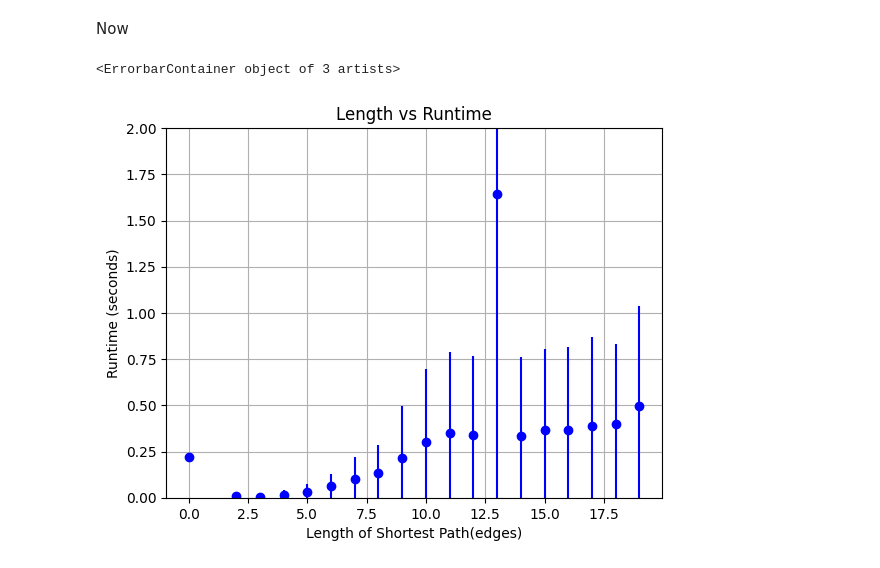
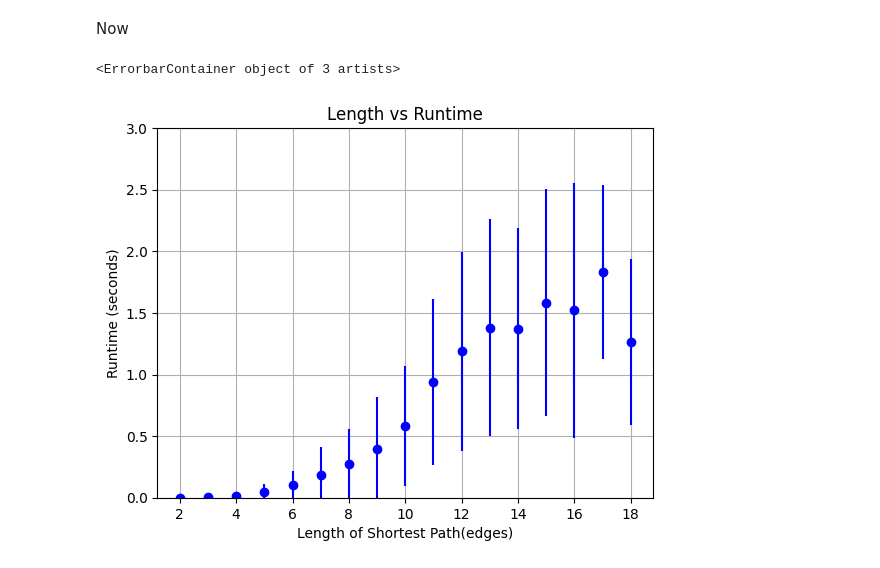
Before and after one commit to hurricaneJoef/WIKI_LINKS, a Jupyter notebook: AlgPerformanceComparisonNB.ipynb, the cells around one changed output. Saved outputs shown, nothing was run; the diff lists cells and outputs as text; code cells hidden in the pictures.

```diff
--- a/AlgPerformanceComparisonNB.ipynb
+++ b/AlgPerformanceComparisonNB.ipynb
@@ -42,7 +53,7 @@ It's a promising result, but this is only just a single example. Now we should t
 
 If you want to generate your own set of 10000 origins and destinations, modify the `get_lists.py` file and then run the `run_algorithm.py` file. To compile data, we used a max depth of 20 edges `max_depth = 20` to get as complete of a dataset as we found reasonable. Note that gathering this data of the origins and destinations took 4578.696 seconds, or roughly 76.3 minutes.
 # %%
-with open('wiki_stats_10k.pickle', 'rb') as handle:
+with open('wiki_stats_20k.pickle', 'rb') as handle:
     bds_degrees, bds_outputs, bds_runtimes = pickle.load(handle)
 # %% [markdown]
 Now that we've loaded in our data, lets separate this data based on the path length, which we have called "degree" as in degree of separation. Thus, a path containing only 1 edge is said to have 1 degree of separation. Since we have a maximum depth of 20, we will need to create 20 lists containing the runtimes. In some cases, 20 degrees was not enough, so there w
@@ -166,33 +180,33 @@ Now
 # %%
 plt.figure() #initialize the figure
 plt.ylabel("Runtime (seconds)") # adds a Y label
 plt.xlabel("Length of Shortest Path(edges)")
 plt.title("Length vs Runtime")
 plt.grid(True)
-plt.ylim(0,2)
+plt.ylim(0,3)
 
 plt.errorbar(0, bds_deg0_mean_r, yerr= bds_deg0_std_r, fmt='--o', color='blue')
 plt.errorbar(1, bds_deg1_mean_r, yerr= bds_deg1_std_r, fmt='--o', color='blue')
 plt.errorbar(2, bds_deg2_mean_r, yerr= bds_deg2_std_r, fmt='--o', color='blue')
 plt.errorbar(3, bds_deg3_mean_r, yerr= bds_deg3_std_r, fmt='--o', color='blue')
 plt.errorbar(4, bds_deg4_mean_r, yerr= bds_deg4_std_r, fmt='--o', color='blue')
 plt.errorbar(5, bds_deg5_mean_r, yerr= bds_deg5_std_r ,fmt='--o', color='blue')
 plt.errorbar(6, bds_deg6_mean_r, yerr= bds_deg6_std_r, fmt='--o', color='blue')
 plt.errorbar(7, bds_deg7_mean_r, yerr= bds_deg7_std_r, fmt='--o', color='blue')
 plt.errorbar(8, bds_deg8_mean_r, yerr= bds_deg8_std_r, fmt='--o', color='blue')
 plt.errorbar(9, bds_deg9_mean_r, yerr= bds_deg9_std_r, fmt='--o', color='blue')
 plt.errorbar(10, bds_degX_mean_r, yerr= bds_degX_std_r, fmt='--o', color='blue')
 plt.errorbar(11, bds_degX1_mean_r, yerr= bds_degX1_std_r, fmt='--o', color='blue')
 plt.errorbar(12, bds_degX2_mean_r, yerr= bds_degX2_std_r, fmt='--o', color='blue')
 plt.errorbar(13, bds_degX3_mean_r, yerr= bds_degX3_std_r, fmt='--o', color='blue')
 plt.errorbar(14, bds_degX4_mean_r, yerr= bds_degX4_std_r, fmt='--o', color='blue')
 plt.errorbar(15, bds_degX5_mean_r, yerr= bds_degX5_std_r, fmt='--o', color='blue')
 plt.errorbar(16, bds_degX6_mean_r, yerr= bds_degX6_std_r, fmt='--o', color='blue')
 plt.errorbar(17, bds_degX7_mean_r, yerr= bds_degX7_std_r, fmt='--o', color='blue')
 plt.errorbar(18, bds_degX8_mean_r, yerr= bds_degX8_std_r, fmt='--o', color='blue')
 plt.errorbar(19, bds_degX9_mean_r, yerr= bds_degX9_std_r, fmt='--o', color='blue')
-plt.errorbar(20, bds_deg2X_mean, yerr= bds_deg2X_std, fmt='--o', color='blue')
-plt.errorbar(21, bds_none_mean_r, yerr= bds_none_std_r, fmt='--o', color='blue')
+plt.errorbar(20, bds_deg2X_mean_r, yerr= bds_deg2X_std_r, fmt='--o', color='blue')
+plt.errorbar(21, bds_none_mean, yerr= bds_none_std, fmt='--o', color='blue')
 # %% [output]
 <ErrorbarContainer object of 3 artists>
-[figure, old version]
+[figure, new version]
```
Also changed, not shown: parts of 3 cells of this notebook, 4 other files.
